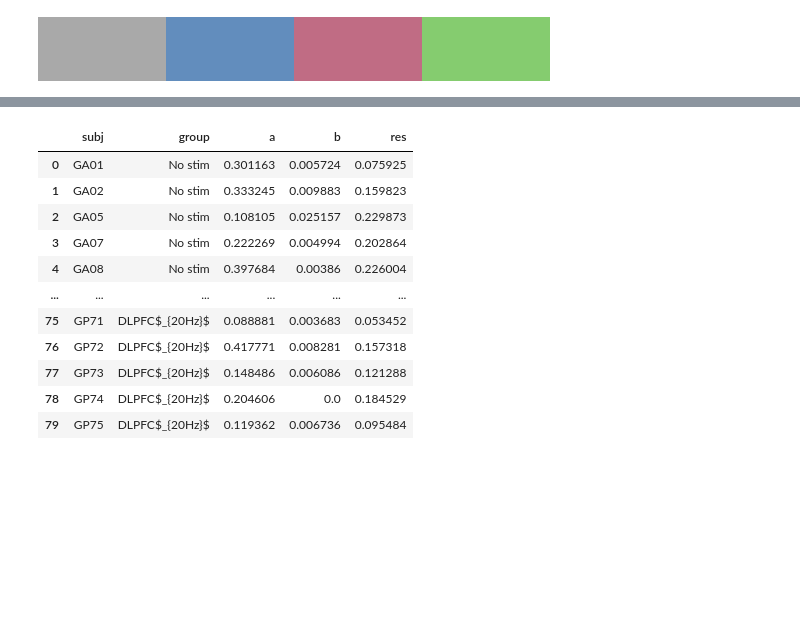
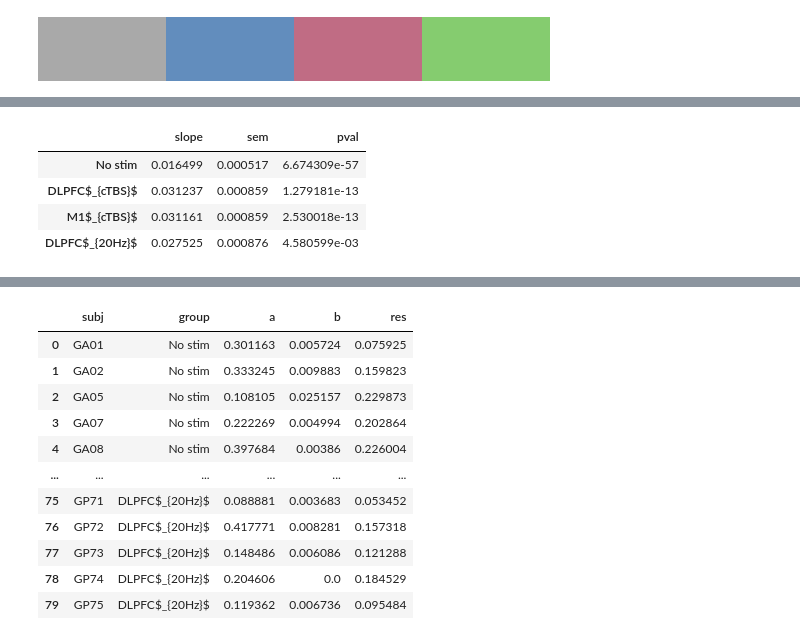
Before and after one commit to psb629/GloveProject_TMS, a Jupyter notebook: scripts/behav.fig.2a.ipynb, the cells around one changed output, grey strips where cells are left out. Cells and saved outputs as stored; diff of their text form; code cells hidden in the pictures; blank space fills up the shorter version.

```diff
--- a/scripts/LME.behavior.ipynb
+++ b/scripts/behav.fig.2a.ipynb
@@ -125,0 +204,27 @@ g.spines['left'].set_visible(False)
+# %%
+lines = {'group':[], 'slope':[], 'sem':[], 'pval':[]}
+slope_ref = 0
+for ii, group in enumerate(list_group):
+    if ii==0:
+        key = ''
+    else:
+        key = ":C(group, Treatment('No stim'))[T.%s]"%group
+    slope = result.params.block+result.params['block%s'%key] + slope_ref
+    if ii==0:
+        slope_ref = slope
+    sem = result.bse_fe['block%s'%key]
+    pval = result.pvalues['block%s'%key] * 3
+    lines['group'].append(group)
+    lines['slope'].append(slope)
+    lines['sem'].append(sem)
+    lines['pval'].append(pval)
+
+dg = pd.DataFrame(lines)
+dg = dg.set_index('group', drop=True).rename_axis(None)
+dg
+# %% [output]
+|  | slope | sem | pval |
+| No stim | 0.016499 | 0.000517 | 6.674309e-57 |
+| DLPFC$_{cTBS}$ | 0.031237 | 0.000859 | 1.279181e-13 |
+| M1$_{cTBS}$ | 0.031161 | 0.000859 | 2.530018e-13 |
+| DLPFC$_{20Hz}$ | 0.027525 | 0.000876 | 4.580599e-03 |
```
Also changed, not shown: parts of 9 cells of this notebook, 4 other files.
